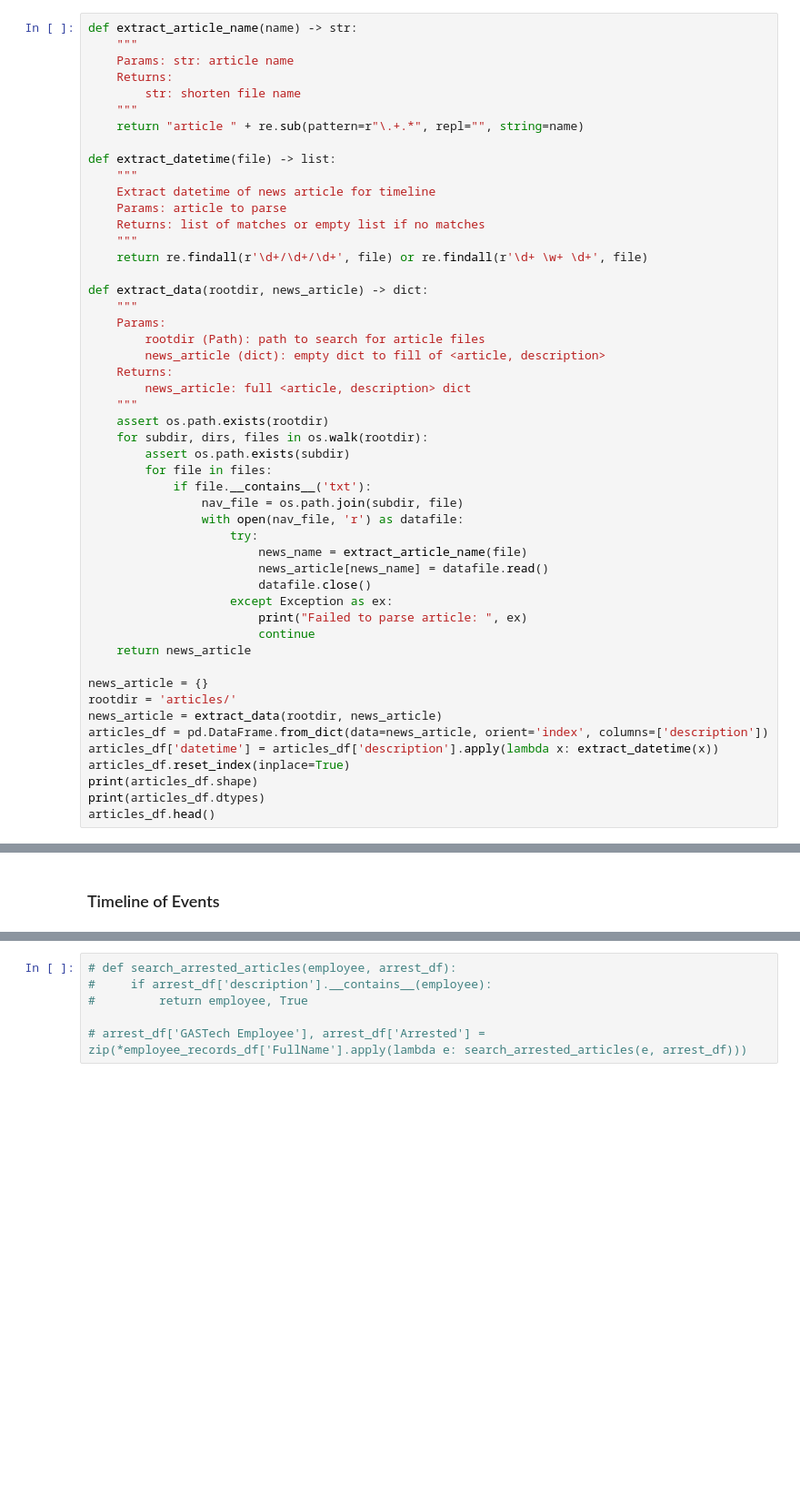
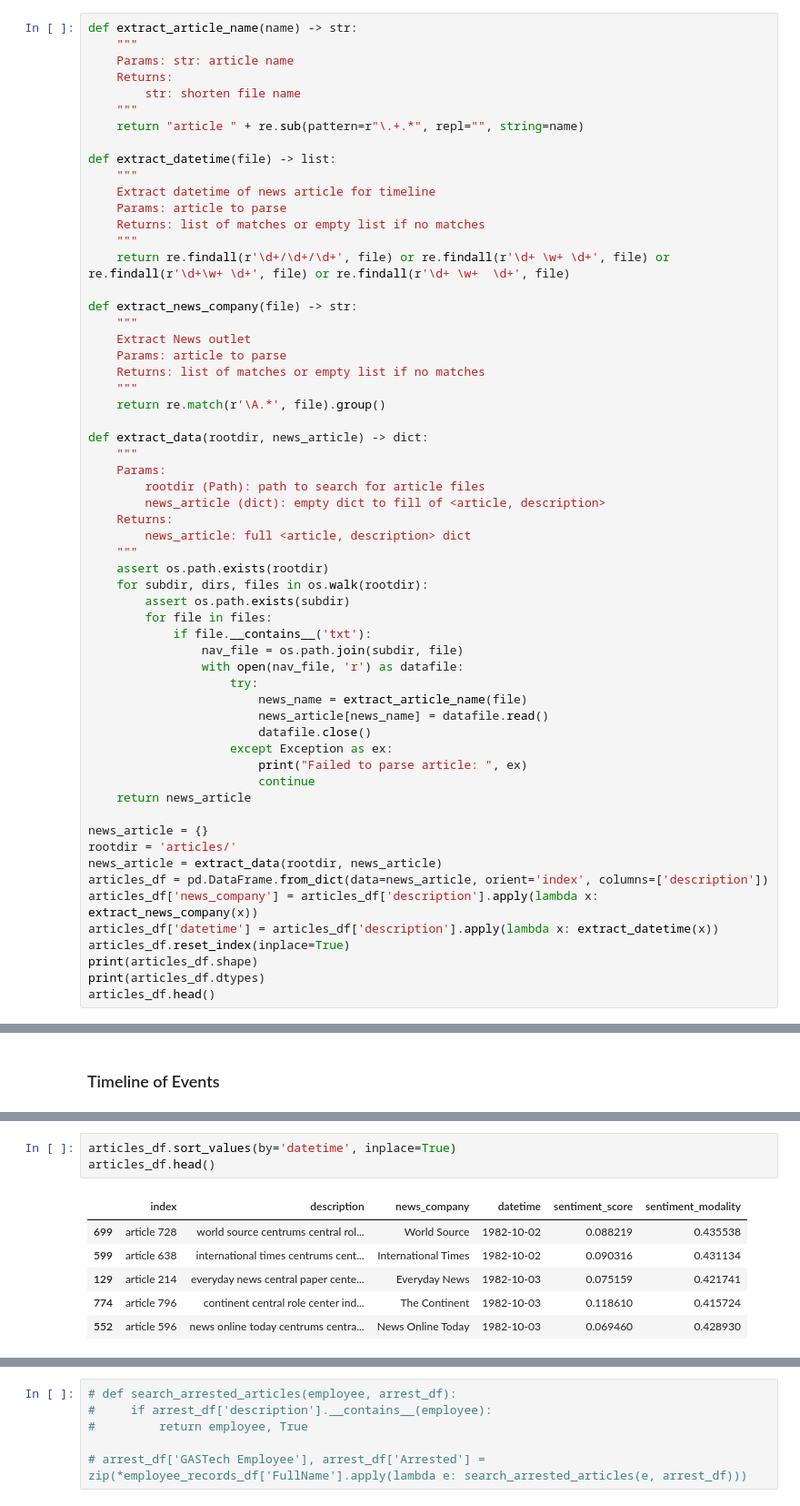
Before and after one commit to hypothetical-lemon/COMP4449-capstone, a Jupyter notebook: final/KronosKidnapping/heather_lemon_final_kidnappingreport.ipynb, the cells around one changed output, grey strips where cells are left out. Shown at 91% size. Drawn from its saved outputs; the diff is of its cells as text; blank space fills up the shorter version.

```diff
--- a/final/KronosKidnapping/heather_lemon_final_kidnappingreport.ipynb
+++ b/final/KronosKidnapping/heather_lemon_final_kidnappingreport.ipynb
@@ -133,7 +232,15 @@ def extract_datetime(file) -> list:
     Params: article to parse
     Returns: list of matches or empty list if no matches
     """
-    return re.findall(r'\d+/\d+/\d+', file) or re.findall(r'\d+ \w+ \d+', file)
+    return re.findall(r'\d+/\d+/\d+', file) or re.findall(r'\d+ \w+ \d+', file) or re.findall(r'\d+\w+ \d+', file) or re.findall(r'\d+ \w+  \d+', file)
+
+def extract_news_company(file) -> str:
+    """
+    Extract News outlet
+    Params: article to parse
+    Returns: list of matches or empty list if no matches
+    """
+    return re.match(r'\A.*', file).group()
 
 def extract_data(rootdir, news_article) -> dict:
     """
@@ -163,6 +270,7 @@ news_article = {}
 rootdir = 'articles/'
 news_article = extract_data(rootdir, news_article)
 articles_df = pd.DataFrame.from_dict(data=news_article, orient='index', columns=['description'])
+articles_df['news_company'] = articles_df['description'].apply(lambda x: extract_news_company(x))
 articles_df['datetime'] = articles_df['description'].apply(lambda x: extract_datetime(x))
 articles_df.reset_index(inplace=True)
 print(articles_df.shape)
@@ -560,0 +964,10 @@ print(articles_df.dtypes)
+# %%
+articles_df.sort_values(by='datetime', inplace=True)
+articles_df.head()
+# %% [output]
+|  | index | description | news_company | datetime | sentiment_score | sentiment_modality |
+| 699 | article 728 | world source centrums central rol... | World Source | 1982-10-02 | 0.088219 | 0.435538 |
+| 599 | article 638 | international times centrums cent... | International Times | 1982-10-02 | 0.090316 | 0.431134 |
+| 129 | article 214 | everyday news central paper cente... | Everyday News | 1982-10-03 | 0.075159 | 0.421741 |
+| 774 | article 796 | continent central role center ind... | The Continent | 1982-10-03 | 0.118610 | 0.415724 |
+| 552 | article 596 | news online today centrums centra... | News Online Today | 1982-10-03 | 0.069460 | 0.428930 |
```
Also changed, not shown: parts of 55 cells of this notebook.
